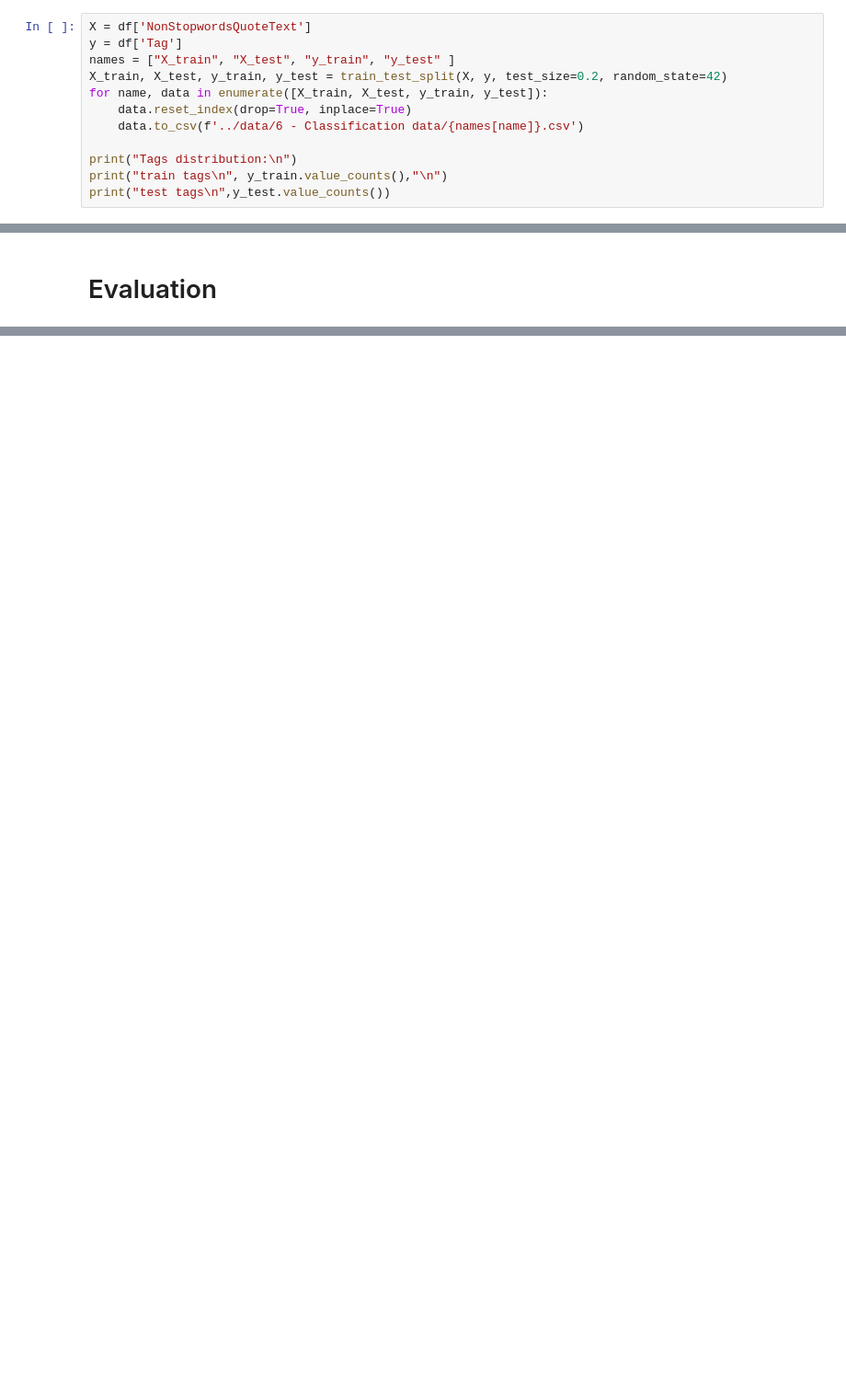
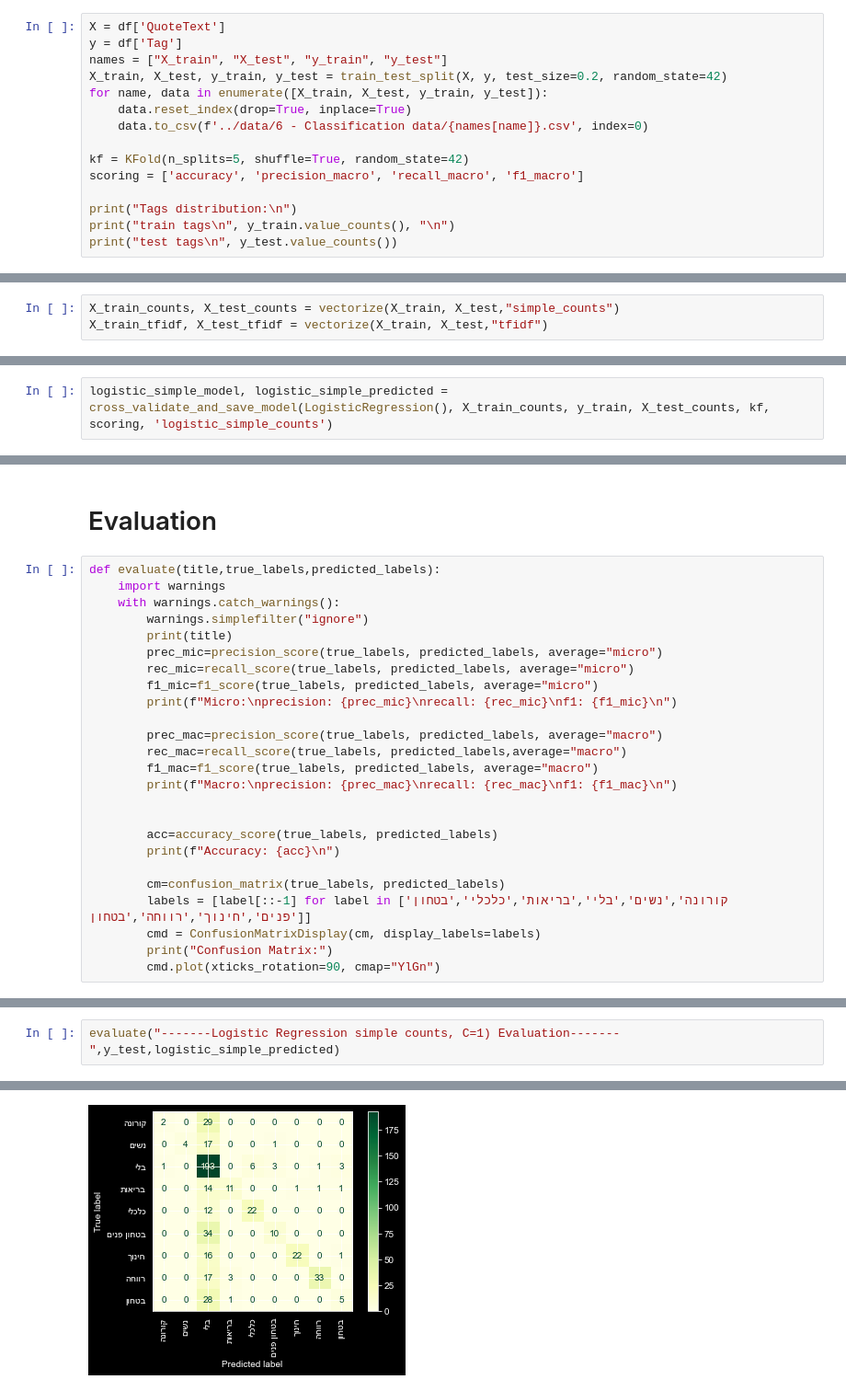
Before and after one commit to NitzanBarzilay/KnessetTopicClassification, a Jupyter notebook: notebooks/4 - Topic classification.ipynb, the cells around one changed output, grey strips where cells are left out. Shown at 92% size. Cells and saved outputs as stored; diff of their text form; blank space fills up the shorter version.

Commit message:
classification models

```diff
--- a/notebooks/4 - Topic classification.ipynb
+++ b/notebooks/4 - Topic classification.ipynb
@@ -21,17 +22,20 @@ df.head()
 | 3 | Committee | 133.0 | 696.0 | 2017-02-21 11:00:00 | היו"ר דוד אמסלם: | אני אומר בגדול, בסך הכול יש לנו א... | בגדול בסך הכול אתרים מקודשים לעם ... | בלי |
 | 4 | Committee | 113.0 | 577.0 | 2017-02-20 10:30:00 | היו"ר קארין אלהרר: | תראו, אנחנו עוסקים היום בנושא כאו... | תראו עוסקים כאוב ועצוב כאוב ועצוב... | בריאות |
 # %%
-X = df['NonStopwordsQuoteText']
+X = df['QuoteText']
 y = df['Tag']
-names = ["X_train", "X_test", "y_train", "y_test" ]
+names = ["X_train", "X_test", "y_train", "y_test"]
 X_train, X_test, y_train, y_test = train_test_split(X, y, test_size=0.2, random_state=42)
 for name, data in enumerate([X_train, X_test, y_train, y_test]):
     data.reset_index(drop=True, inplace=True)
-    data.to_csv(f'../data/6 - Classification data/{names[name]}.csv')
+    data.to_csv(f'../data/6 - Classification data/{names[name]}.csv', index=0)
+
+kf = KFold(n_splits=5, shuffle=True, random_state=42)
+scoring = ['accuracy', 'precision_macro', 'recall_macro', 'f1_macro']
 
 print("Tags distribution:\n")
-print("train tags\n", y_train.value_counts(),"\n")
-print("test tags\n",y_test.value_counts())
+print("train tags\n", y_train.value_counts(), "\n")
+print("test tags\n", y_test.value_counts())
 # %% [output]
 Tags distribution:
 
@@ -52,0 +59,3 @@ Name: Tag, dtype: int64
+# %%
+X_train_counts, X_test_counts = vectorize(X_train, X_test,"simple_counts")
+X_train_tfidf, X_test_tfidf = vectorize(X_train, X_test,"tfidf")
@@ -55,0 +69,2 @@ Name: Tag, dtype: int64
+# %%
+logistic_simple_model, logistic_simple_predicted = cross_validate_and_save_model(LogisticRegression(), X_train_counts, y_train, X_test_counts, kf, scoring, 'logistic_simple_counts')
@@ -62,2 +201,27 @@ Name: Tag, dtype: int64
 # %% [markdown]
 # Evaluation
+# %%
+def evaluate(title,true_labels,predicted_labels):
+    import warnings
+    with warnings.catch_warnings():
+        warnings.simplefilter("ignore")
+        print(title)
+        prec_mic=precision_score(true_labels, predicted_labels, average="micro")
+        rec_mic=recall_score(true_labels, predicted_labels, average="micro")
+        f1_mic=f1_score(true_labels, predicted_labels, average="micro")
+        print(f"Micro:\nprecision: {prec_mic}\nrecall: {rec_mic}\nf1: {f1_mic}\n")
+
+        prec_mac=precision_score(true_labels, predicted_labels, average="macro")
+        rec_mac=recall_score(true_labels, predicted_labels,average="macro")
+        f1_mac=f1_score(true_labels, predicted_labels, average="macro")
+        print(f"Macro:\nprecision: {prec_mac}\nrecall: {rec_mac}\nf1: {f1_mac}\n")
+
+
+        acc=accuracy_score(true_labels, predicted_labels)
+        print(f"Accuracy: {acc}\n")
+
+        cm=confusion_matrix(true_labels, predicted_labels)
+        labels = [label[::-1] for label in ['קורונה','נשים','בלי','בריאות','כלכלי','בטחון פנים','חינוך','רווחה','בטחון']]
+        cmd = ConfusionMatrixDisplay(cm, display_labels=labels)
+        print("Confusion Matrix:")
+        cmd.plot(xticks_rotation=90, cmap="YlGn")
@@ -63,0 +230,3 @@ Name: Tag, dtype: int64
+# %%
+evaluate("-------Logistic Regression simple counts, C=1) Evaluation-------",y_test,logistic_simple_predicted)
+# %% [output]
@@ -63,0 +247 @@ Name: Tag, dtype: int64
+[figure, added]
```
Also changed, not shown: parts of 41 cells of this notebook, 5 other files.
